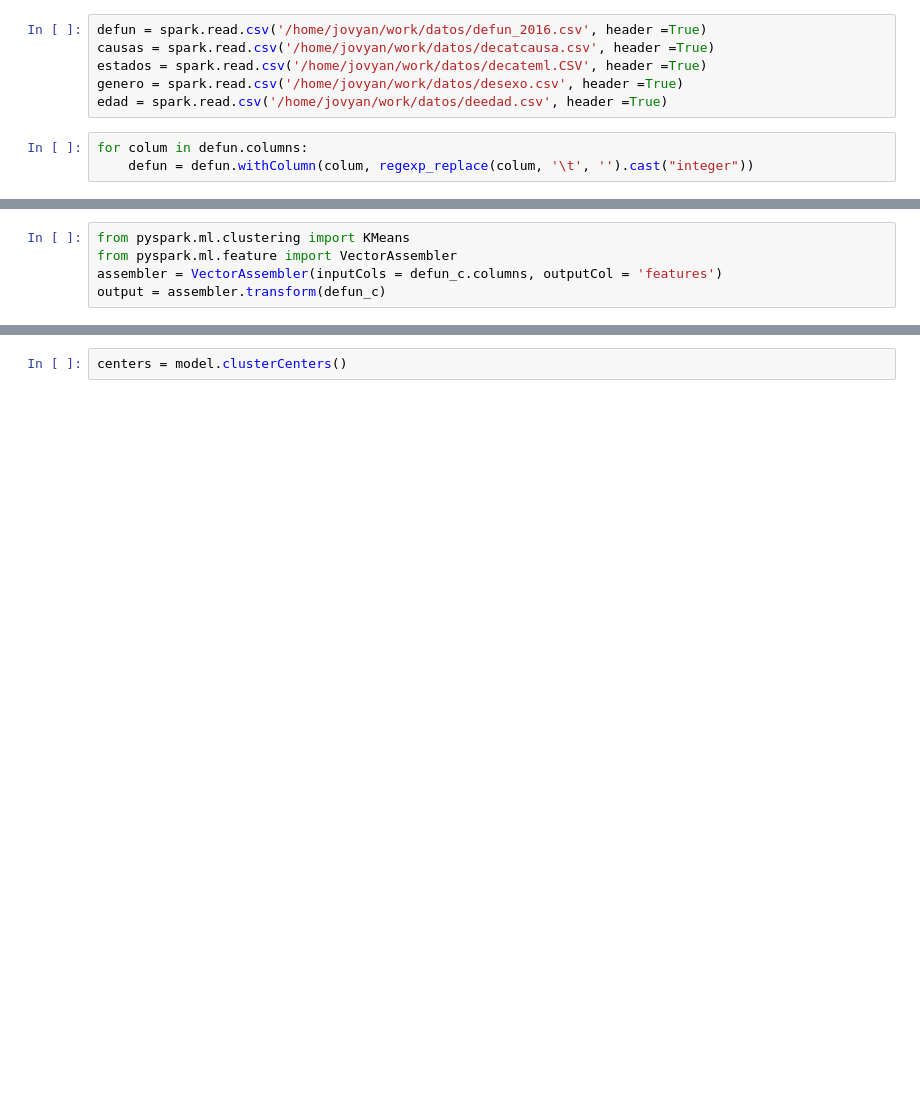
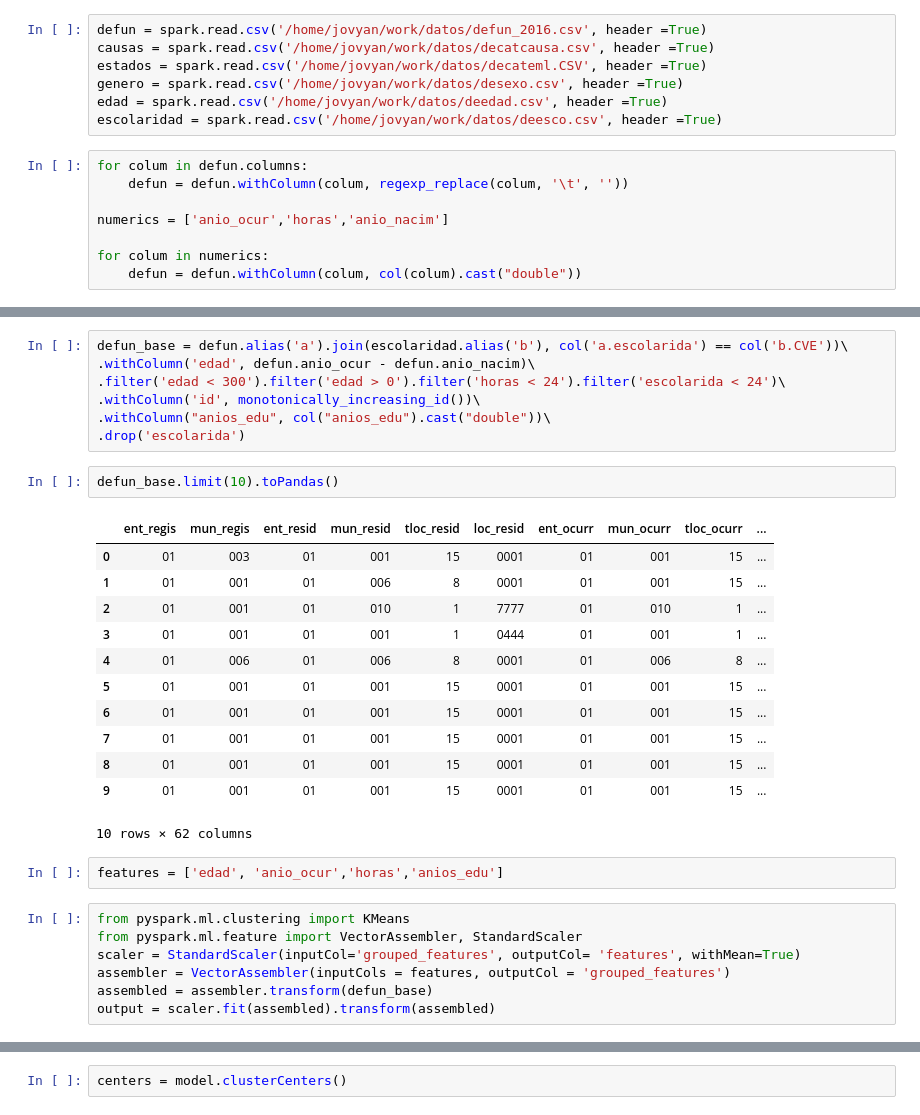
Before and after one commit to dsharpc/final_liliana, a Jupyter notebook: sparkml/SparkML.ipynb, the cells around one changed output, grey strips where cells are left out. Drawn from its saved outputs; the diff is of its cells as text; blank space fills up the shorter version.

Commit message:
Spark ml

```diff
--- a/sparkml/SparkML.ipynb
+++ b/sparkml/SparkML.ipynb
@@ -18,6 +19,12 @@ causas = spark.read.csv('/home/jovyan/work/datos/decatcausa.csv', header =True)
 estados = spark.read.csv('/home/jovyan/work/datos/decateml.CSV', header =True)
 genero = spark.read.csv('/home/jovyan/work/datos/desexo.csv', header =True)
 edad = spark.read.csv('/home/jovyan/work/datos/deedad.csv', header =True)
+escolaridad = spark.read.csv('/home/jovyan/work/datos/deesco.csv', header =True)
 # %%
 for colum in defun.columns:
-    defun = defun.withColumn(colum, regexp_replace(colum, '\t', '').cast("integer"))
+    defun = defun.withColumn(colum, regexp_replace(colum, '\t', ''))
+
+numerics = ['anio_ocur','horas','anio_nacim']
+
+for colum in numerics:
+    defun = defun.withColumn(colum, col(colum).cast("double"))
@@ -40,8 +54,34 @@ defun_c = defun.select([column for column in defun_c.columns if column not in dr
+# %%
+defun_base = defun.alias('a').join(escolaridad.alias('b'), col('a.escolarida') == col('b.CVE'))\
+.withColumn('edad', defun.anio_ocur - defun.anio_nacim)\
+.filter('edad < 300').filter('edad > 0').filter('horas < 24').filter('escolarida < 24')\
+.withColumn('id', monotonically_increasing_id())\
+.withColumn("anios_edu", col("anios_edu").cast("double"))\
+.drop('escolarida')
+# %%
+defun_base.limit(10).toPandas()
+# %% [output]
+|  | ent_regis | mun_regis | ent_resid | mun_resid | tloc_resid | loc_resid | ent_ocurr | mun_ocurr | tloc_ocurr | ... |
+| 0 | 01 | 003 | 01 | 001 | 15 | 0001 | 01 | 001 | 15 | ... |
+| 1 | 01 | 001 | 01 | 006 | 8 | 0001 | 01 | 001 | 15 | ... |
+| 2 | 01 | 001 | 01 | 010 | 1 | 7777 | 01 | 010 | 1 | ... |
+| 3 | 01 | 001 | 01 | 001 | 1 | 0444 | 01 | 001 | 1 | ... |
+| 4 | 01 | 006 | 01 | 006 | 8 | 0001 | 01 | 006 | 8 | ... |
+| 5 | 01 | 001 | 01 | 001 | 15 | 0001 | 01 | 001 | 15 | ... |
+| 6 | 01 | 001 | 01 | 001 | 15 | 0001 | 01 | 001 | 15 | ... |
+| 7 | 01 | 001 | 01 | 001 | 15 | 0001 | 01 | 001 | 15 | ... |
+| 8 | 01 | 001 | 01 | 001 | 15 | 0001 | 01 | 001 | 15 | ... |
+| 9 | 01 | 001 | 01 | 001 | 15 | 0001 | 01 | 001 | 15 | ... |
+10 rows × 62 columns
+# %%
+features = ['edad', 'anio_ocur','horas','anios_edu']
 # %%
 from pyspark.ml.clustering import KMeans
-from pyspark.ml.feature import VectorAssembler
-assembler = VectorAssembler(inputCols = defun_c.columns, outputCol = 'features')
-output = assembler.transform(defun_c)
+from pyspark.ml.feature import VectorAssembler, StandardScaler
+scaler = StandardScaler(inputCol='grouped_features', outputCol= 'features', withMean=True)
+assembler = VectorAssembler(inputCols = features, outputCol = 'grouped_features')
+assembled = assembler.transform(defun_base)
+output = scaler.fit(assembled).transform(assembled)
 # %%
 output.limit(10).toPandas()
 # %% [output]
```
Also changed, not shown: parts of 31 cells of this notebook.
